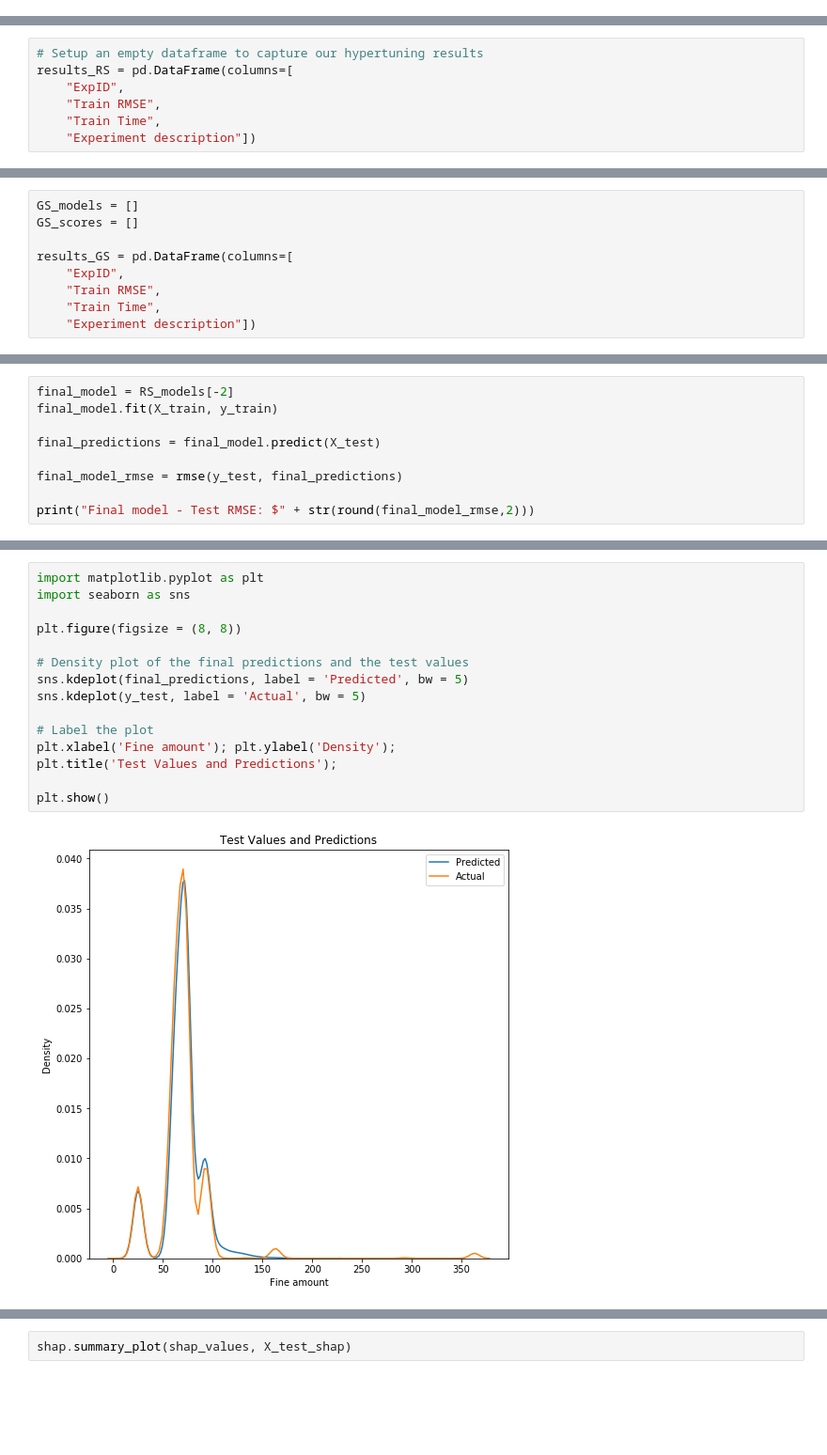
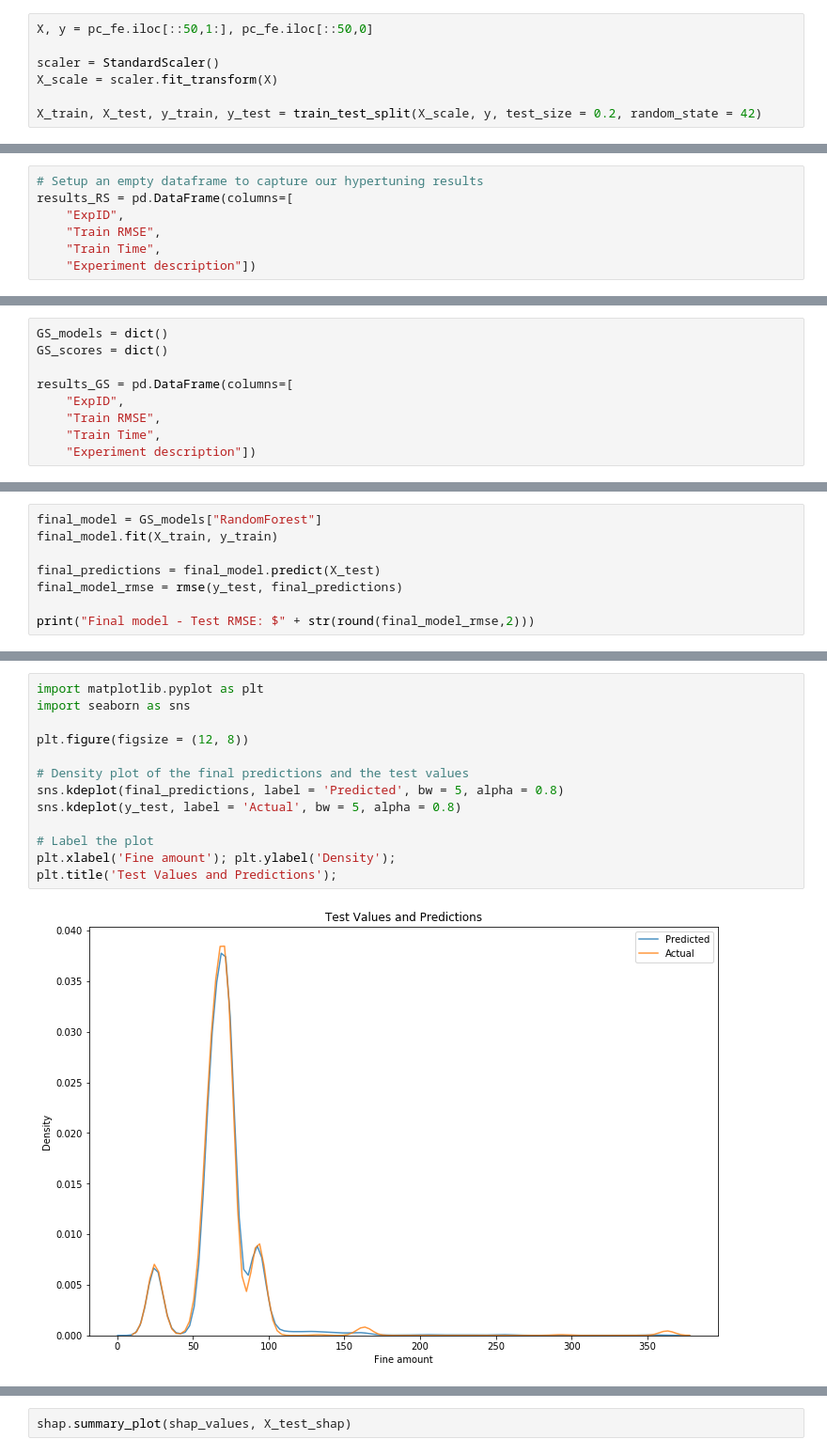
Before and after one commit to rlirey/Portfolio, a Jupyter notebook: Regression/parking_citations.ipynb, the cells around one changed output, grey strips where cells are left out. Shown at 94% size. Cells and saved outputs as stored; diff of their text form; blank space fills up the shorter version.

```diff
--- a/Regression/parking_citations.ipynb
+++ b/Regression/parking_citations.ipynb
@@ -657,0 +662,7 @@ pc.head()
+# %%
+X, y = pc_fe.iloc[::50,1:], pc_fe.iloc[::50,0]
+
+scaler = StandardScaler()
+X_scale = scaler.fit_transform(X)
+
+X_train, X_test, y_train, y_test = train_test_split(X_scale, y, test_size = 0.2, random_state = 42)
@@ -935,0 +971,9 @@ baseline_models
+# %%
+GS_models = dict()
+GS_scores = dict()
+
+results_GS = pd.DataFrame(columns=[
+    "ExpID",
+    "Train RMSE",
+    "Train Time",
+    "Experiment description"])
@@ -947,9 +1064,0 @@ We saw that, after using randomized search to tune the hyperparameters of differ
-# %%
-GS_models = []
-GS_scores = []
-
-results_GS = pd.DataFrame(columns=[
-    "ExpID",
-    "Train RMSE",
-    "Train Time",
-    "Experiment description"])
@@ -1081,9 +1075,8 @@ results_GS
 # %%
-final_model = RS_models[-2]
+final_model = GS_models["RandomForest"]
 final_model.fit(X_train, y_train)
 
 final_predictions = final_model.predict(X_test)
-
 final_model_rmse = rmse(y_test, final_predictions)
 
 print("Final model - Test RMSE: $" + str(round(final_model_rmse,2)))
@@ -1092,18 +1087,16 @@ Final model - Test RMSE: $24.56
 # %%
 import matplotlib.pyplot as plt
 import seaborn as sns
 
-plt.figure(figsize = (8, 8))
+plt.figure(figsize = (12, 8))
 
 # Density plot of the final predictions and the test values
-sns.kdeplot(final_predictions, label = 'Predicted', bw = 5)
-sns.kdeplot(y_test, label = 'Actual', bw = 5)
+sns.kdeplot(final_predictions, label = 'Predicted', bw = 5, alpha = 0.8)
+sns.kdeplot(y_test, label = 'Actual', bw = 5, alpha = 0.8)
 
 # Label the plot
 plt.xlabel('Fine amount'); plt.ylabel('Density');
 plt.title('Test Values and Predictions');
-
-plt.show()
 # %% [output]
-[figure, old version]
+[figure, new version]
 # %%
```
Also changed, not shown: parts of 97 cells of this notebook.
